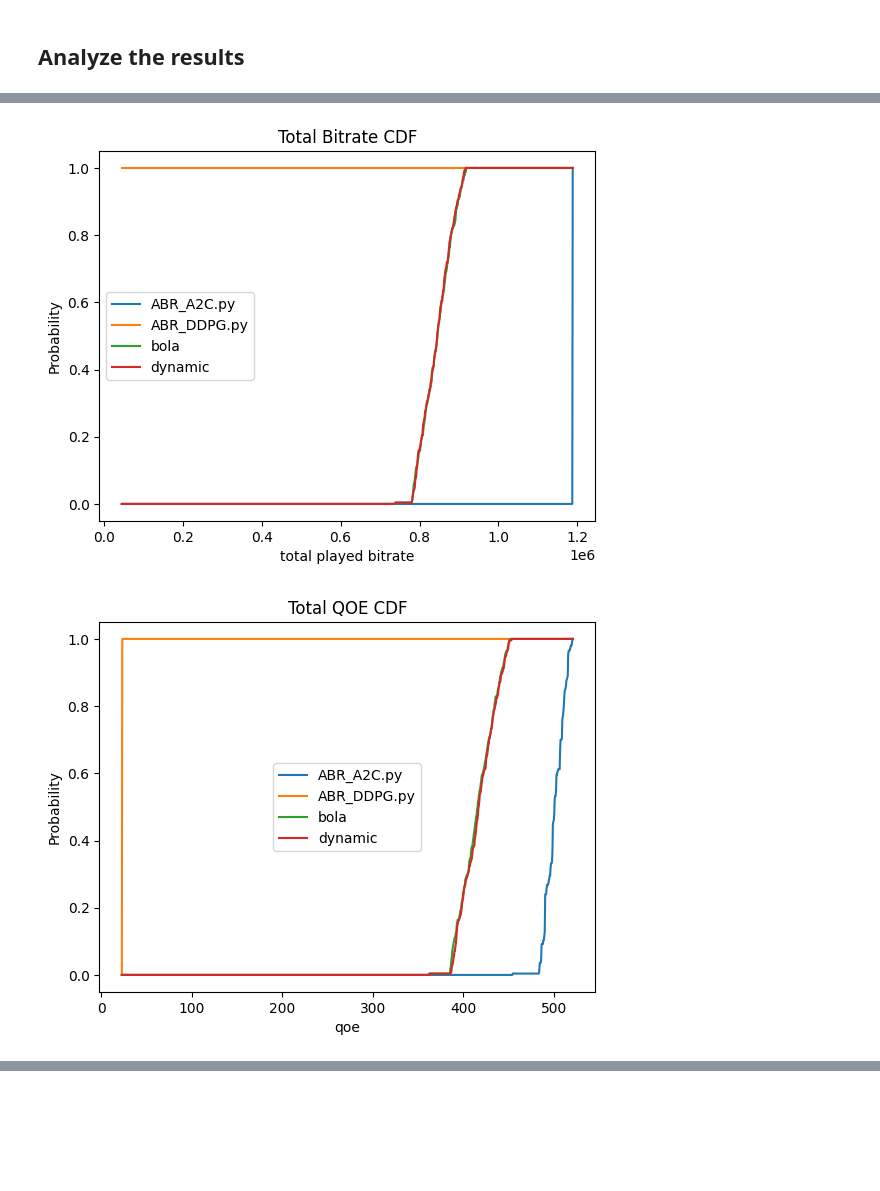
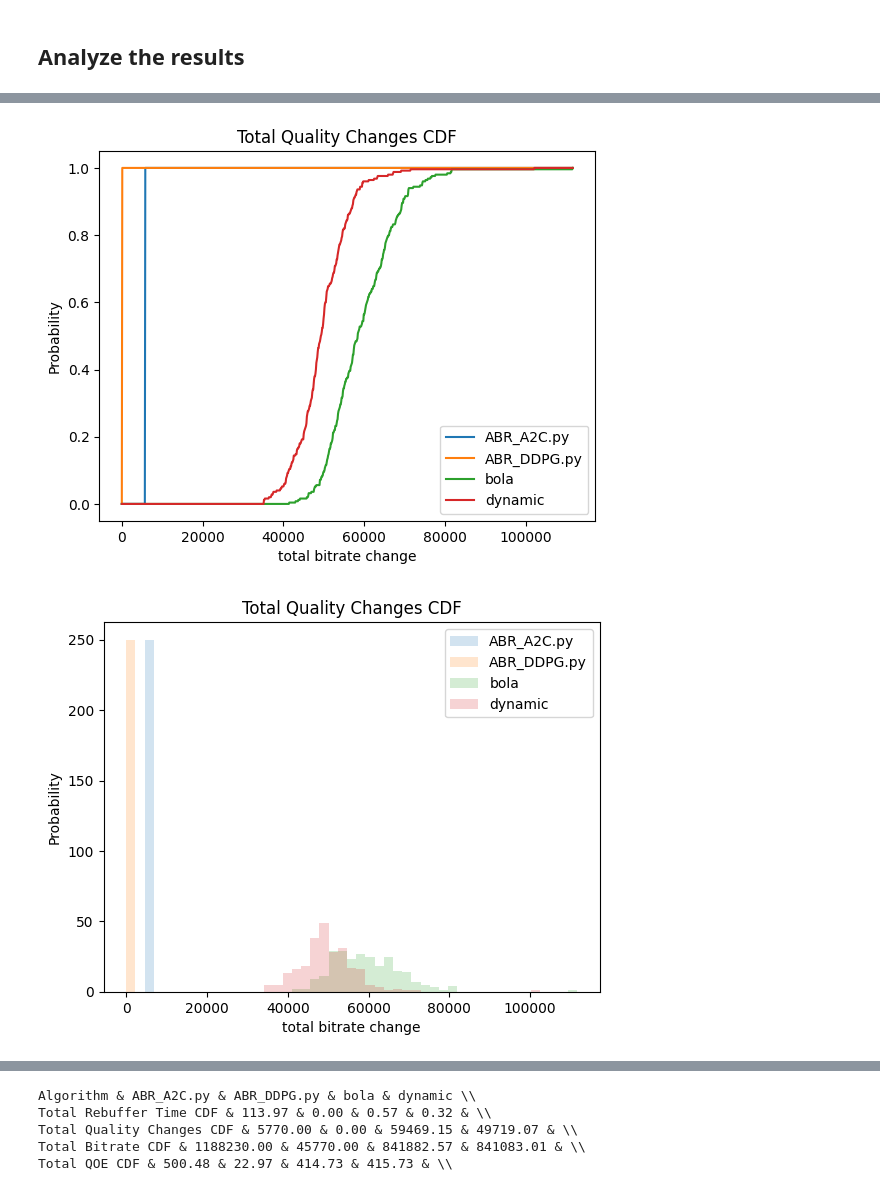
Before and after one commit to g-hurst/RL-based-ABR-streaming, a Jupyter notebook: src/main.ipynb, the cells around one changed output, grey strips where cells are left out. Drawn from its saved outputs; the diff is of its cells as text; code cells hidden in the pictures; blank space fills up the shorter version.

Commit message:
added more results analysis

```diff
--- a/src/main.ipynb
+++ b/src/main.ipynb
@@ -307,7 +307,7 @@ def plot_cdf(metric, title):
     labels = list(results_df['algorithm'].unique())
     min_val = min(results_df[metric])
     max_val = max(results_df[metric])
-    x_vals = np.linspace(stop=max_val, start=min_val, num=1000)
+    x_vals = np.linspace(stop=max_val+0.1, start=min_val-0.1, num=1000)
     for algo in labels:
         data = results_df[results_df['algorithm'] == algo][metric]
         y_vals = [data.loc[lambda f: f <= x].shape[0]/data.shape[0] for x in x_vals]
@@ -317,15 +317,39 @@ def plot_cdf(metric, title):
     ax.set_xlabel(metric)
     plt.show()
 
-plot_cdf(metric='total rebuffer',
-         title='Total Rebuffer Time CDF')
+def plot_hist(metric, title):
+    data = []
+    fig, ax = plt.subplots()
+    ax.set_title(title)
+    labels = list(results_df['algorithm'].unique())
+    min_val = min(results_df[metric])
+    max_val = max(results_df[metric])
+    bins = np.linspace(stop=max_val+0.1, start=min_val-0.1, num=50)
+    for algo in labels:
+        data = results_df[results_df['algorithm'] == algo][metric]
+        ax.hist(data, bins, alpha=0.2, label=algo)
+    ax.legend()
+    ax.set_ylabel('Probability')
+    ax.set_xlabel(metric)
+    plt.show()
 
-plot_cdf(metric='total bitrate change',
-         title='Total Quality Changes CDF')
+metrics = {
+    'total rebuffer':'Total Rebuffer Time CDF',
+    'total bitrate change':'Total Quality Changes CDF',
+    'total played bitrate':'Total Bitrate CDF',
+    'qoe':'Total QOE CDF',
+}
 
-plot_cdf(metric='total played bitrate',
-         title='Total Bitrate CDF')
+for metric, title in metrics.items():
+    plot_cdf(metric, title)
+    plot_hist(metric, title)
 
-plot_cdf(metric='qoe',
-         title='Total QOE CDF')
+# metrics table for a latex paper
+print('Algorithm &', ' & '.join([algo for algo in results_df['algorithm'].unique()]), '\\\\')
+for metric, title in metrics.items():
+    print('{}'.format(title), end=' & ')
+    for algo in results_df['algorithm'].unique():
+        val = results_df[results_df['algorithm'] == algo][metric].mean()
+        print('{:.2f}'.format(val), end=' & ')
+    print('\\\\')
 # %% [output]
@@ -334,2 +358,2 @@ plot_cdf(metric='qoe',
-[figure, old version]
+[figure, new version]
-[figure, old version]
+[figure, new version]
@@ -335,0 +364,5 @@ plot_cdf(metric='qoe',
+Algorithm & ABR_A2C.py & ABR_DDPG.py & bola & dynamic \\
+Total Rebuffer Time CDF & 113.97 & 0.00 & 0.57 & 0.32 & \\
+Total Quality Changes CDF & 5770.00 & 0.00 & 59469.15 & 49719.07 & \\
+Total Bitrate CDF & 1188230.00 & 45770.00 & 841882.57 & 841083.01 & \\
+Total QOE CDF & 500.48 & 22.97 & 414.73 & 415.73 & \\
```
Also changed, not shown: parts of 1 cell of this notebook.
